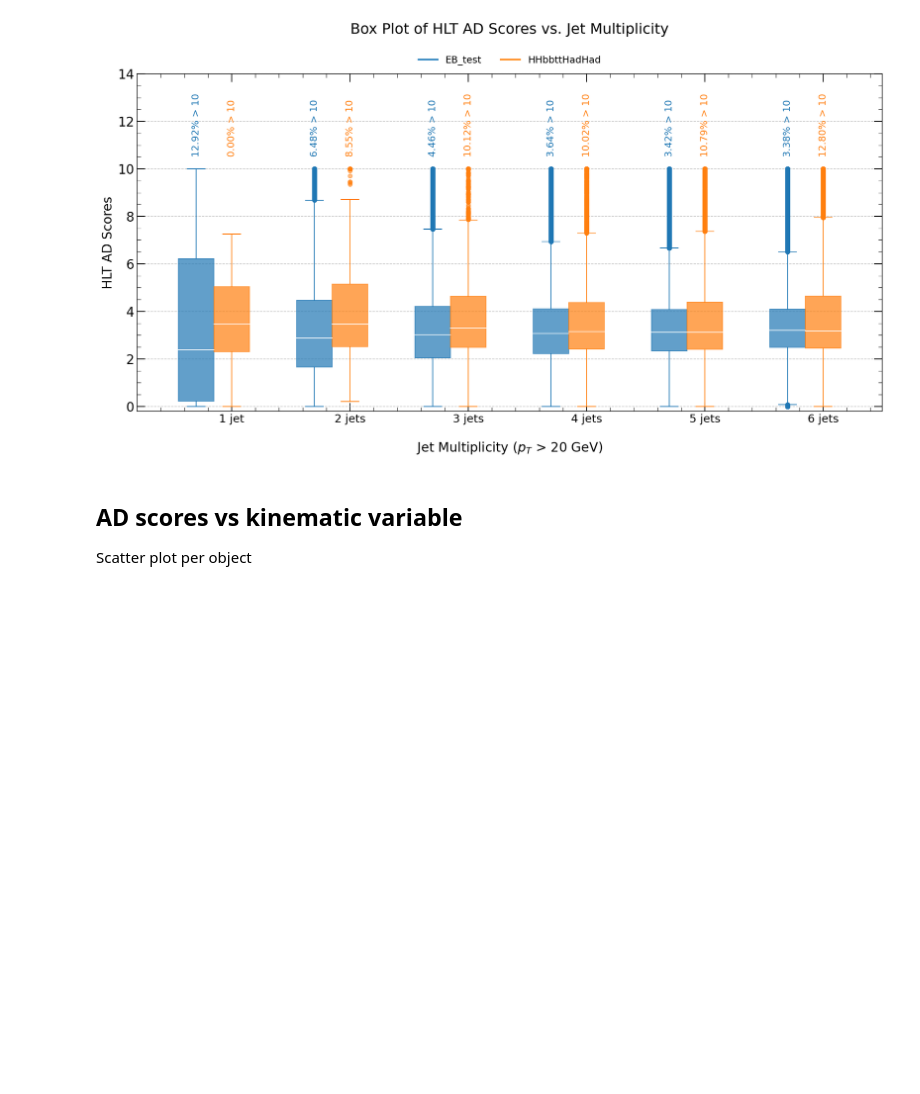
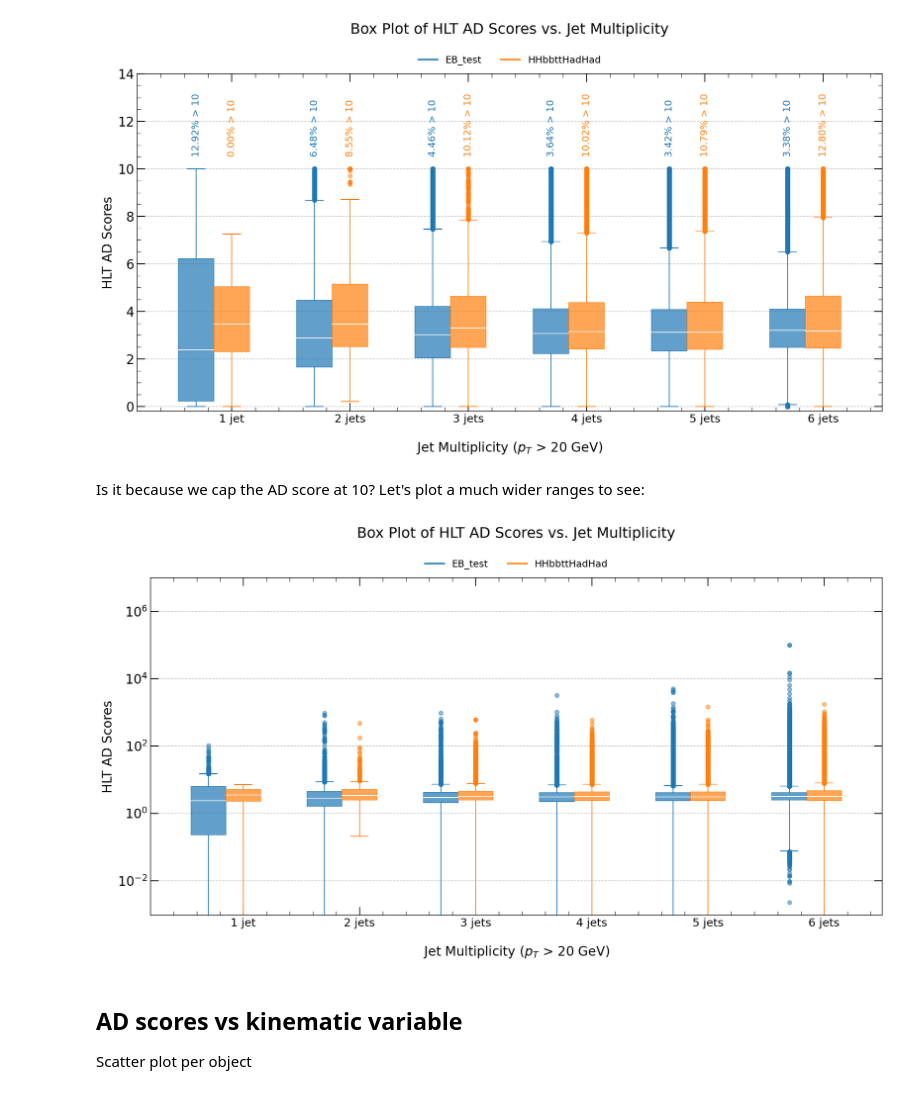
Before and after one commit to clairedavid/atlas_ad_hlt_studies, a Jupyter notebook: notebooks/HLTAD_plots_Claire_v02.ipynb, the cells around one changed output. Cells and saved outputs as stored; diff of their text form; code cells hidden in the pictures; blank space fills up the shorter version.

Commit message:
Retrieved box plot jet multiplicity macro

```diff
--- a/notebooks/HLTAD_plots_Claire_v02.ipynb
+++ b/notebooks/HLTAD_plots_Claire_v02.ipynb
@@ -259,6 +259,12 @@ pu.overlay_kin_variable_2_AD_ranges_errors_HLT(dataframes, 'EB_test', 'j0pt', 'L
 pu.plot_box_AD_score_vs_jet_mult(dataframes, ['EB_test', 'HHbbttHadHad'], score_limit=10, ylog=False)
 # %% [output]
 [figure]
+# %% [markdown]
+Is it because we cap the AD score at 10? Let's plot a much wider ranges to see:
+# %%
+pu.plot_box_AD_score_vs_jet_mult(dataframes, ['EB_test', 'HHbbttHadHad'], score_limit=100000, ylog=True)
+# %% [output]
+[figure, added]
 # %% [markdown]
 ## AD scores vs kinematic variable
 Scatter plot per object
```
Also changed, not shown: parts of 4 cells of this notebook, 1 other file.
